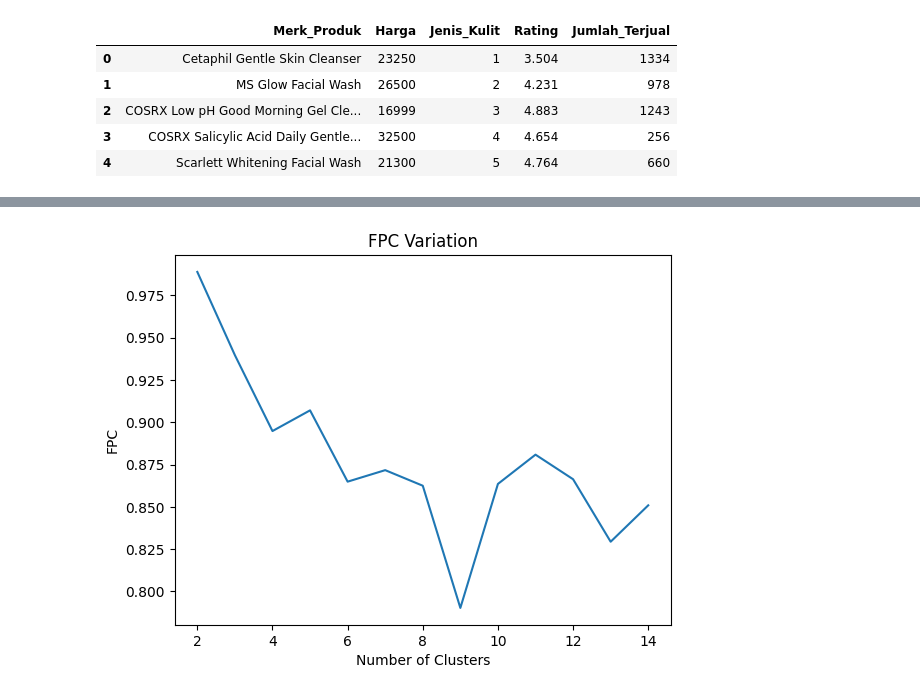
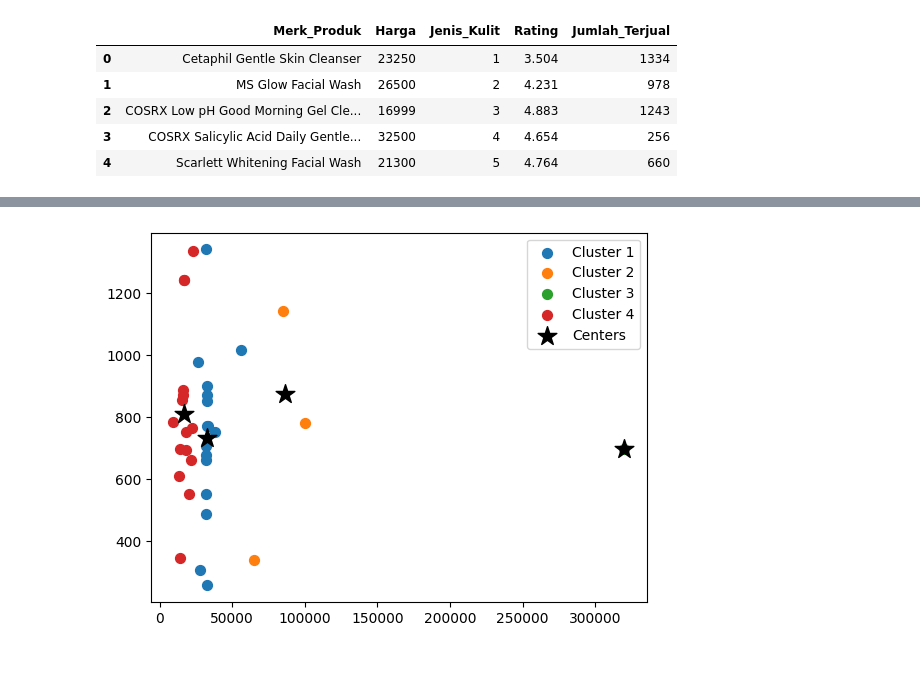
Before and after one commit to WawanWidiantara/Fuzzy-Logic, a Jupyter notebook: uts/Fuzzy-C-Means.ipynb, the cells around one changed output, grey strips where cells are left out. Drawn from its saved outputs; the diff is of its cells as text; code cells hidden in the pictures; blank space fills up the shorter version.

```diff
--- a/uts/Fuzzy-C-Means.ipynb
+++ b/uts/Fuzzy-C-Means.ipynb
@@ -17,6 +17,5 @@ raw.head()
 | 4 | Scarlett Whitening Facial Wash | 21300 | 5 | 4.764 | 660 |
 # %%
 data = raw.drop(['Merk_Produk'], axis=1)
-data = data.to_numpy()
-data
+data.head()
 # %% [output]
@@ -40,13 +28,15 @@ array([[2.3250e+04, 1.0000e+00, 3.5040e+00, 1.3340e+03],
 # %%
 # Define hyperparameters
 n_clusters_range = range(2, 15)
-n_clusters = 5
+n_clusters = 4
 max_iter = 1000
 m = 2
 error = 0.005
 # %%
 # Apply fuzzy c-means clustering
-cntr, u, u0, d, jm, p, fpc = fuzz.cluster.cmeans(data.T, n_clusters, m, error=error, maxiter=max_iter, init=None, seed=42)
+cntr, u, u0, d, jm, p, fpc = fuzz.cluster.cmeans(
+    data.to_numpy().T, n_clusters, m, error=error, maxiter=max_iter, init=None, seed=42
+    )
 
 # Predict cluster membership for each data2 point
 cluster_membership = np.argmax(u, axis=0)
@@ -66 +96,14 @@ Cluster Membership: [0 4 0 4 0 0 4 0 0 0 4 4 0 0 0 0 4 3 2 0 4 4 0 4 4 1 4 0 4 3
+# %%
+# Plot results (adjust if you have more than 2 features)
+data_plot = data.to_numpy()
+for j in range(n_clusters):
+    plt.scatter(data_plot[:, 0][cluster_membership == j],
+                data_plot[:, 3][cluster_membership == j],
+                s=50, label=f'Cluster {j+1}')
+
+plt.scatter(cntr[:, 0], cntr[:, 3], s=200, c='black', marker='*', label='Centers')
+plt.legend()
+plt.show()
+# %% [output]
+[figure, added]
 # %%
@@ -72,9 +115,7 @@ for n_clusters in n_clusters_range:
 # %%
-# Line plot of FPC vs. number of clusters
-plt.plot(n_clusters_range, fpcs)
-plt.xlabel('Number of Clusters')
-plt.ylabel('FPC')
-plt.title('FPC Variation')
-plt.show()
+# # Line plot of FPC vs. number of clusters
+# plt.plot(n_clusters_range, fpcs)
+# plt.xlabel('Number of Clusters')
+# plt.ylabel('FPC')
+# plt.title('FPC Variation')
+# plt.show()
-# %% [output]
-[figure, removed]
```
Also changed, not shown: parts of 5 cells of this notebook, 2 other files.
